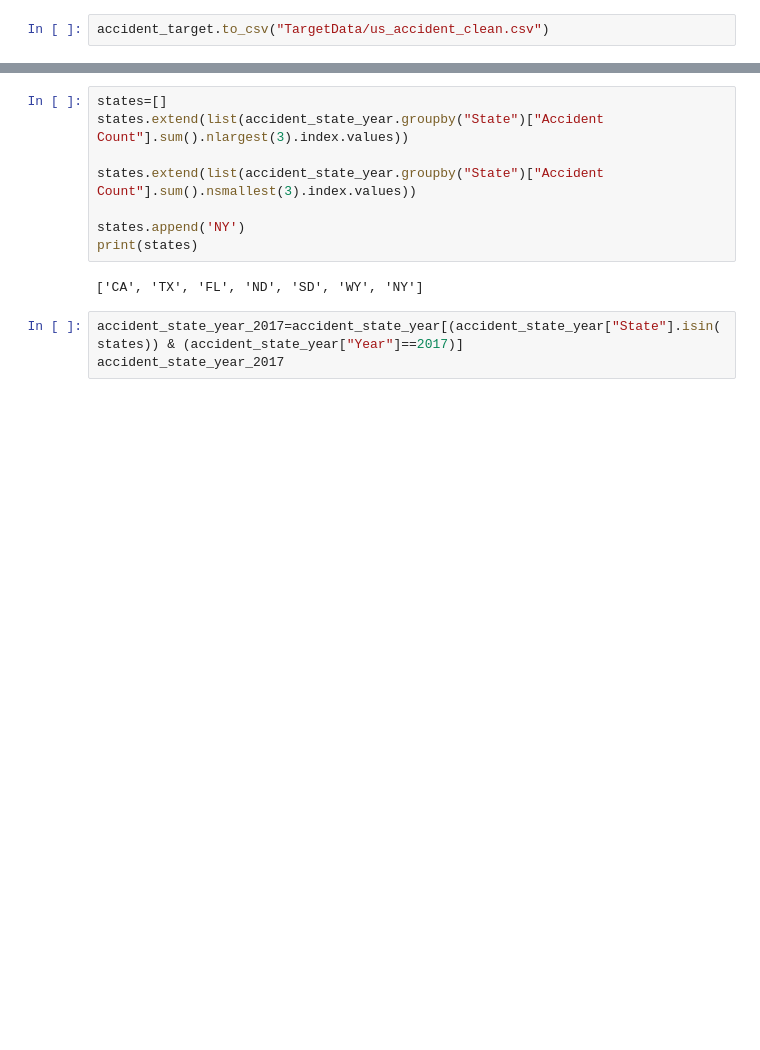
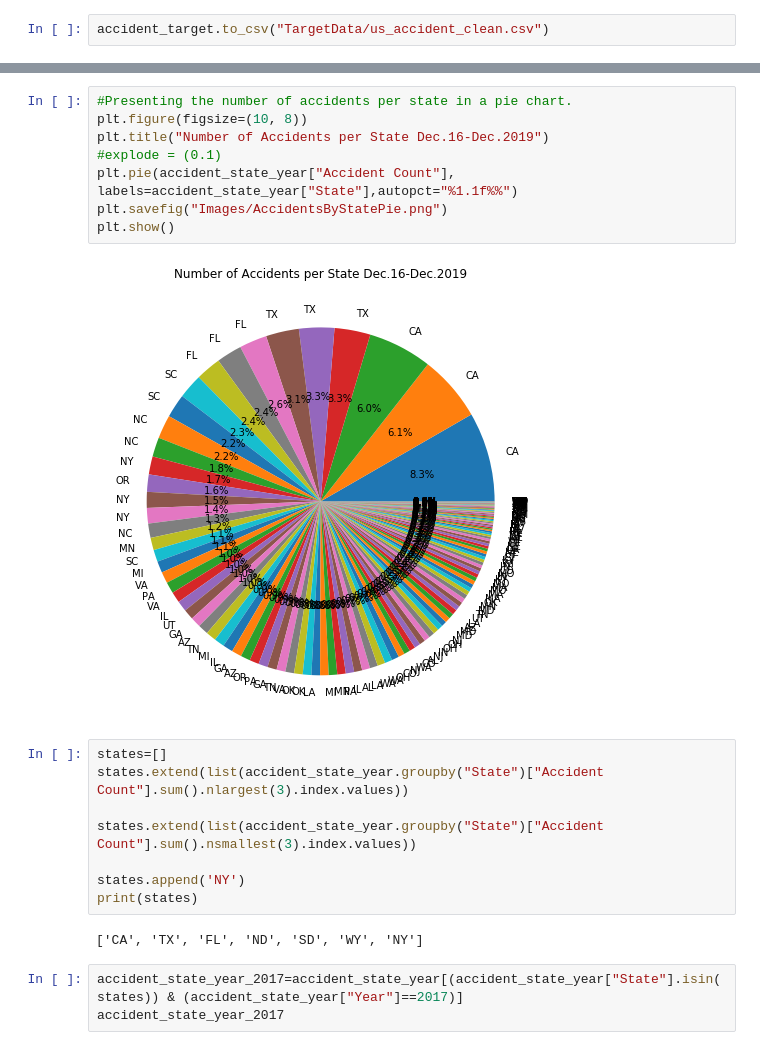
Before and after one commit to lilijo6/Project-Group-3, a Jupyter notebook: USAccident_Analysis.ipynb, the cells around one changed output, grey strips where cells are left out. Cells and saved outputs as stored; diff of their text form; blank space fills up the shorter version.

```diff
--- a/USAccident_Analysis.ipynb
+++ b/USAccident_Analysis.ipynb
@@ -144,3 +141,13 @@ plt.tight_layout()
+# %%
+#Presenting the number of accidents per state in a pie chart.
+plt.figure(figsize=(10, 8))
+plt.title("Number of Accidents per State Dec.16-Dec.2019")
+#explode = (0.1)
+plt.pie(accident_state_year["Accident Count"], labels=accident_state_year["State"],autopct="%1.1f%%")
+plt.savefig("Images/AccidentsByStatePie.png")
+plt.show()
+# %% [output]
+[figure, added]
 # %%
 states=[]
 states.extend(list(accident_state_year.groupby("State")["Accident Count"].sum().nlargest(3).index.values))
```
Also changed, not shown: parts of 31 cells of this notebook, 11 other files.
